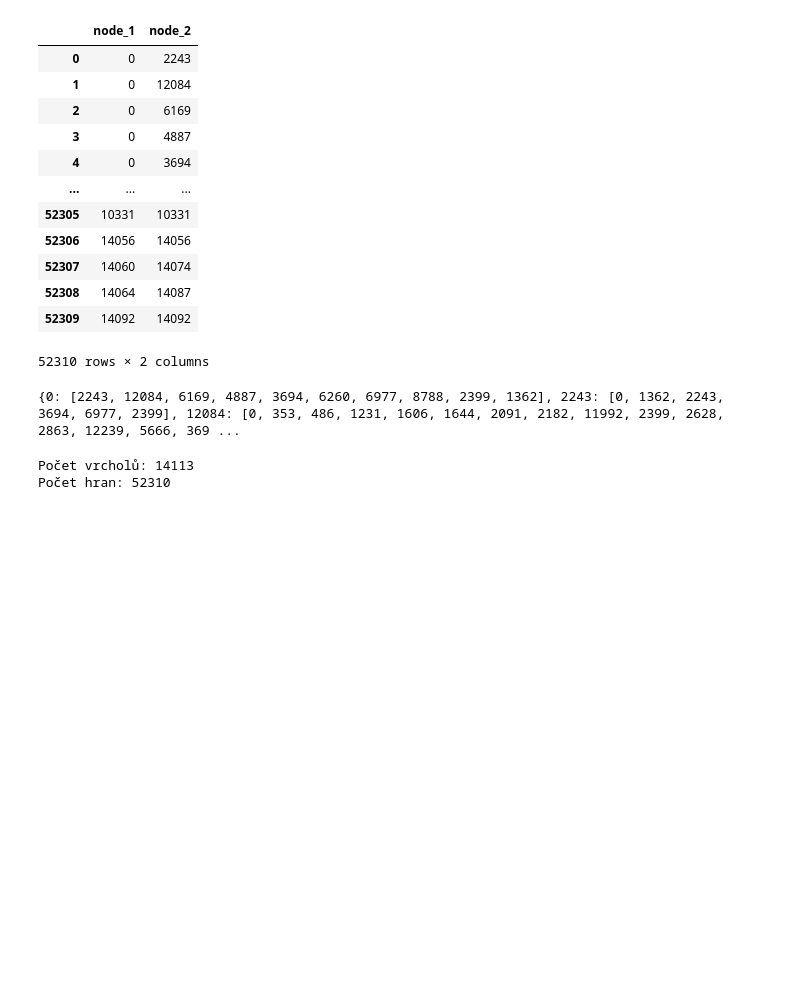
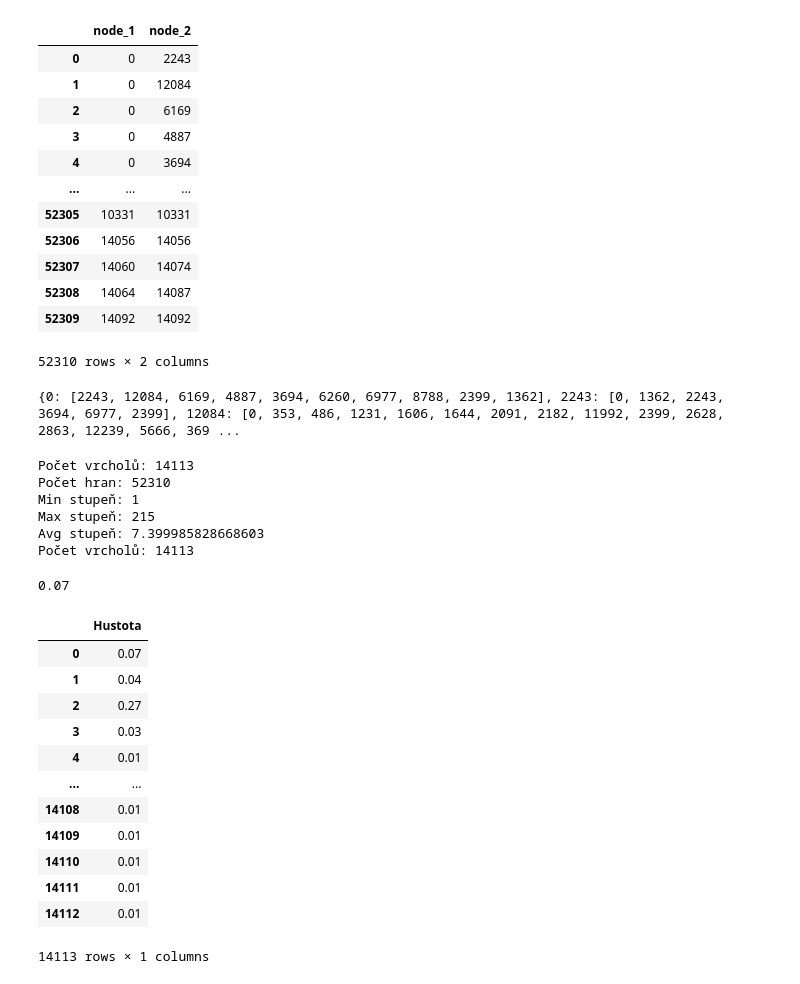
Before and after one commit to BoushiSeikatsu/MAS, a Jupyter notebook: Projekt/Main.ipynb, the cells around one changed output. Drawn from its saved outputs; the diff is of its cells as text; code cells hidden in the pictures; blank space fills up the shorter version.

Commit message:
Added density

```diff
--- a/Projekt/Main.ipynb
+++ b/Projekt/Main.ipynb
@@ -45,8 +51,42 @@ print(adjacencyList)
 # %% [output]
 {0: [2243, 12084, 6169, 4887, 3694, 6260, 6977, 8788, 2399, 1362], 2243: [0, 1362, 2243, 3694, 6977, 2399], 12084: [0, 353, 486, 1231, 1606, 1644, 2091, 2182, 11992, 2399, 2628, 2863, 12239, 5666, 369 ...
 # %%
-print(f"Počet vrcholů: {len(dfNodes)}")
-print(f"Počet hran: {len(dfEdges)}")
+numberOfNodes = len(dfNodes)
+numberOfEdges = len(dfEdges)
+minDegree = pr.getMin(adjacencyList)
+maxDegree = pr.getMax(adjacencyList)
+avgDegree = pr.getAvg(adjacencyList)
-# %% [output]
-Počet vrcholů: 14113
-Počet hran: 52310
+# %%
+print(f"Počet vrcholů: {numberOfNodes}")
+print(f"Počet hran: {numberOfEdges}")
+print(f"Min stupeň: {minDegree}")
+print(f"Max stupeň: {maxDegree}")
+print(f"Avg stupeň: {avgDegree}")
+print(f"Počet vrcholů: {len(adjacencyList)}")
+# %% [output]
+Počet vrcholů: 14113
+Počet hran: 52310
+Min stupeň: 1
+Max stupeň: 215
+Avg stupeň: 7.399985828668603
+Počet vrcholů: 14113
+# %%
+pr.getDensity(adjacencyList[0], numberOfNodes)
+# %% [output]
+0.07
+# %%
+pr.getDensityForAll(adjacencyList)
+# %% [output]
+|  | Hustota |
+| 0 | 0.07 |
+| 1 | 0.04 |
+| 2 | 0.27 |
+| 3 | 0.03 |
+| 4 | 0.01 |
+| ... | ... |
+| 14108 | 0.01 |
+| 14109 | 0.01 |
+| 14110 | 0.01 |
+| 14111 | 0.01 |
+| 14112 | 0.01 |
+14113 rows × 1 columns
```
Also changed, not shown: parts of 2 cells of this notebook, 1 other file.
